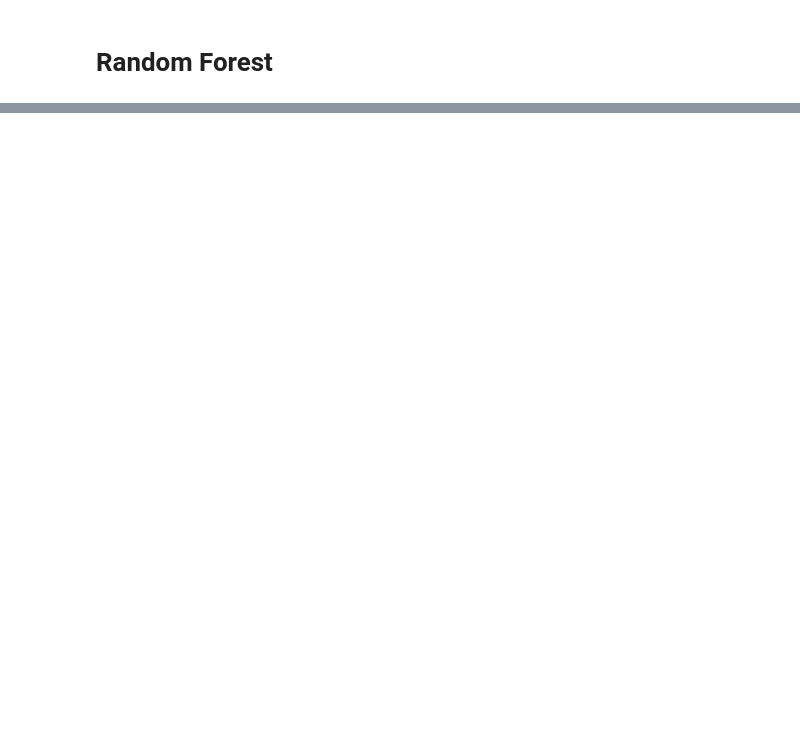
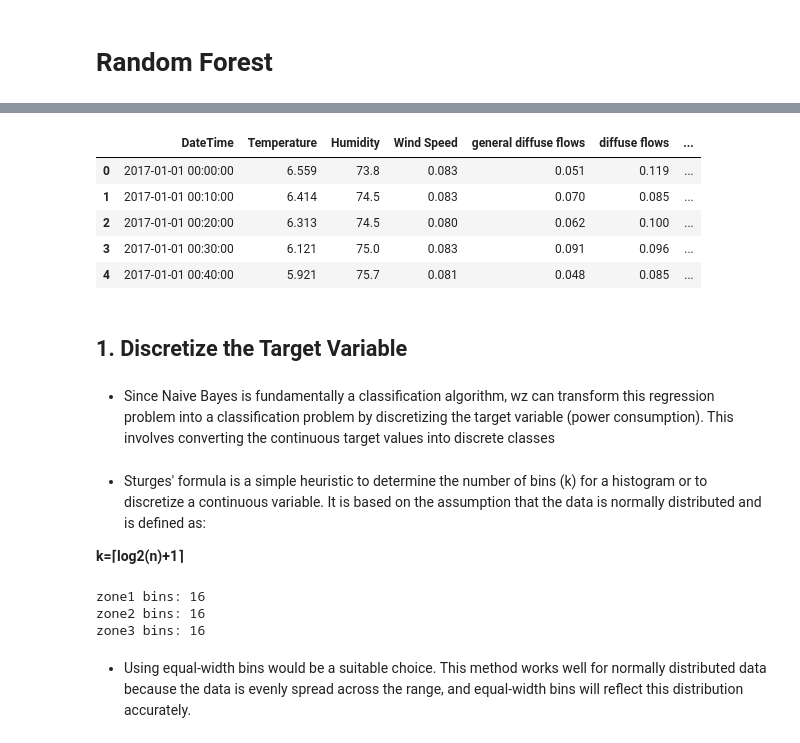
Before and after one commit to Su-mia/ML-Power-Consumption-Prediction, a Jupyter notebook: preprocessing_&_visualisation.ipynb, the cells around one changed output, grey strips where cells are left out. Cells and saved outputs as stored; diff of their text form; code cells hidden in the pictures; blank space fills up the shorter version.

```diff
--- a/preprocessing_&_visualisation.ipynb
+++ b/preprocessing_&_visualisation.ipynb
@@ -521,0 +610,16 @@ Mean Percentage Error for Zone 3: 10.975275554672923
+# %%
+import pandas as pd
+
+Data_agg_quarter['hour'] = Data_agg_quarter['DateTime'].dt.hour
+
+# Create a new column 'time_range' based on the hour
+def get_time_range(hour):
+    if 8 <= hour < 20:
+        return 1
+    else:
+        return 0
+
+Data_agg_quarter['time_range'] = Data_agg_quarter['hour'].apply(get_time_range)
+
+# Drop the 'hour' column as it's no longer needed
+Data_agg_quarter = Data_agg_quarter.drop(columns=['hour'])
@@ -521,0 +690,4 @@ Mean Percentage Error for Zone 3: 10.975275554672923
+# %%
+Data_agg_quarter['Month'] = Data_agg_quarter['DateTime'].dt.month
+Data_agg_quarter['Hour'] = Data_agg_quarter['DateTime'].dt.hour
+Data_agg_quarter
@@ -521,0 +822,31 @@ Mean Percentage Error for Zone 3: 10.975275554672923
+# %%
+Data_agg_quarter.head()
+# %% [output]
+|  | DateTime | Temperature | Humidity | Wind Speed | general diffuse flows | diffuse flows | ... |
+| 0 | 2017-01-01 00:00:00 | 6.559 | 73.8 | 0.083 | 0.051 | 0.119 | ... |
+| 1 | 2017-01-01 00:10:00 | 6.414 | 74.5 | 0.083 | 0.070 | 0.085 | ... |
+| 2 | 2017-01-01 00:20:00 | 6.313 | 74.5 | 0.080 | 0.062 | 0.100 | ... |
+| 3 | 2017-01-01 00:30:00 | 6.121 | 75.0 | 0.083 | 0.091 | 0.096 | ... |
+| 4 | 2017-01-01 00:40:00 | 5.921 | 75.7 | 0.081 | 0.048 | 0.085 | ... |
+# %% [markdown]
+## 1. Discretize the Target Variable
+# %% [markdown]
+- Since Naive Bayes is fundamentally a classification algorithm, wz can transform this  regression problem into a classification problem by discretizing the target variable (power consumption). This involves converting the continuous target values into discrete classes
+# %% [markdown]
+- Sturges' formula is a simple heuristic to determine the number of bins (k) for a histogram or to discretize a continuous variable. It is based on the assumption that the data is normally distributed and is defined as:
+
+**k=⌈log2(n)+1⌉**
+# %%
+num_bins_zone1 = int(np.ceil(np.log2(Data_agg_quarter['Zone 1 Power Consumption'].nunique()) + 1))
+num_bins_zone2 = int(np.ceil(np.log2(Data_agg_quarter['Zone 2 Power Consumption'].nunique()) + 1))
+num_bins_zone3 = int(np.ceil(np.log2(Data_agg_quarter['Zone 3 Power Consumption'].nunique()) + 1))
+
+print(f"zone1 bins: {num_bins_zone1}")
+print(f"zone2 bins: {num_bins_zone2}")
+print(f"zone3 bins: {num_bins_zone3}")
+# %% [output]
+zone1 bins: 16
+zone2 bins: 16
+zone3 bins: 16
+# %% [markdown]
+- Using equal-width bins  would be a suitable choice. This method works well for normally distributed data because the data is evenly spread across the range, and equal-width bins will reflect this distribution accurately.
```
Also changed, not shown: parts of 47 cells of this notebook.
